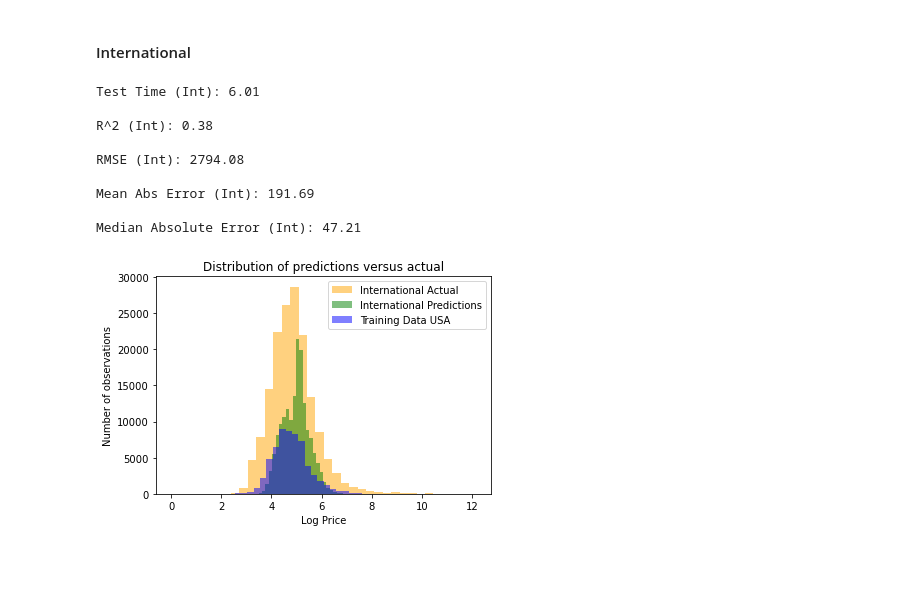
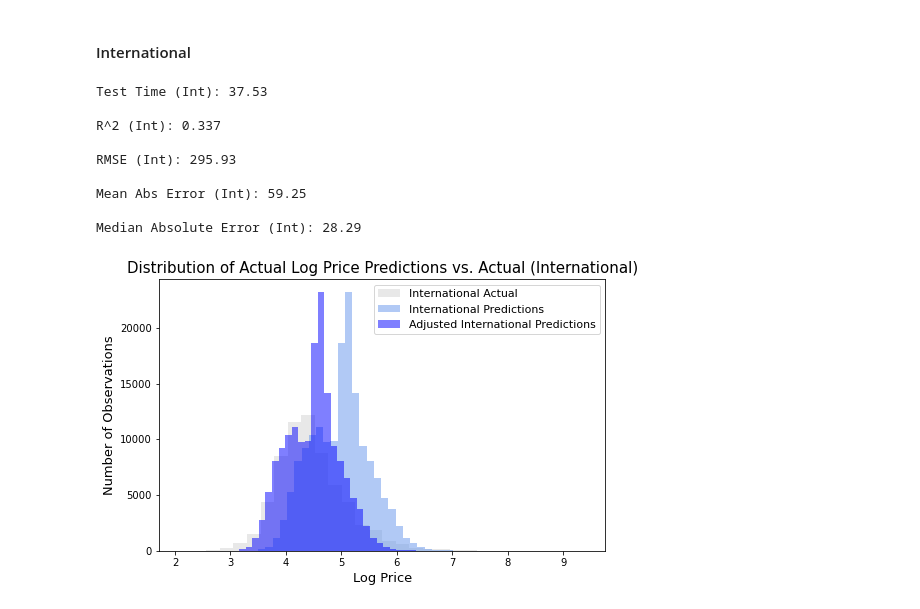
Before and after one commit to nikhil-bhargava/ids-705-final-project, a Jupyter notebook: notebooks/nb-random-forest-modeling.ipynb, the cells around one changed output. Cells and saved outputs as stored; diff of their text form; code cells hidden in the pictures; blank space fills up the shorter version.

```diff
--- a/notebooks/nb-random-forest-modeling.ipynb
+++ b/notebooks/nb-random-forest-modeling.ipynb
@@ -214,6 +171,6 @@ X_test.replace([np.inf, -np.inf], 0, inplace=True)
 # %%
 start = time.time()
-rf_final = RandomForestRegressor(n_estimators=100, min_samples_split=2,
+rf_final = RandomForestRegressor(n_estimators=800, min_samples_split=2,
                                 min_samples_leaf=2, max_features='auto',
                                max_depth=100, bootstrap=True).fit(X, y)
 end = time.time()
@@ -302,20 +238,5 @@ london_X = london.drop(columns=['log_price'])
 
 paris_y = paris.log_price
 paris_X = paris.drop(columns=['log_price'])
-# %%
-# standardize madrid data
-madrid_X = (madrid_X - X_train_mean)/X_train_stdev
-madrid_X.fillna(0, inplace=True)
-madrid_X.replace([np.inf, -np.inf], 0, inplace=True)
-
-# standardize london data
-london_X = (london_X - X_train_mean)/X_train_stdev
-london_X.fillna(0, inplace=True)
-london_X.replace([np.inf, -np.inf], 0, inplace=True)
-
-# standardize madrid data
-paris_X = (paris_X - X_train_mean)/X_train_stdev
-paris_X.fillna(0, inplace=True)
-paris_X.replace([np.inf, -np.inf], 0, inplace=True)
 # %% [markdown]
 #### Madrid
@@ -418,6 +346,3 @@ plt.show()
 # %% [markdown]
 #### Paris
-# %%
-france_col = 100/89.3
-paris_y = france_col*paris_y
 # %%
@@ -469,11 +401,17 @@ plt.show()
 international_X = pd.concat([madrid_X, london_X, paris_X])
 international_y = pd.concat([madrid_y, london_y, paris_y])
 # %%
+# make predictions & time
 int_start = time.time()
-y_pred = rf_final.predict(international_X)
+y_pred_o = rf_final.predict(international_X)
 int_end = time.time()
 
-acc = rf_final.score(international_X, international_y)
+# adjust predictions for cost of living
+int_col = 100/90.317413
+y_pred = np.log(np.exp(y_pred_o / int_col))
+
+# calculate metrics
+acc = r2_score(international_y, y_pred)
 
 rmse = mean_squared_error(np.exp(international_y), np.exp(y_pred), squared=False)
 
@@ -483,7 +421,7 @@ medae = median_absolute_error(np.exp(international_y), np.exp(y_pred))
 # %%
 print('Test Time (Int):', round(int_end-int_start,2))
 print('')
-print('R^2 (Int):', round(acc,2))
+print('R^2 (Int):', round(acc,3))
 print('')
 print('RMSE (Int):', round(rmse,2))
 print('')
@@ -491,23 +429,24 @@ print('Mean Abs Error (Int):', round(mae,2))
 print('')
 print('Median Absolute Error (Int):', round(medae,2))
 # %% [output]
-Test Time (Int): 6.01
+Test Time (Int): 37.53
 
-R^2 (Int): 0.38
+R^2 (Int): 0.337
 
-RMSE (Int): 2794.08
+RMSE (Int): 295.93
 
-Mean Abs Error (Int): 191.69
+Mean Abs Error (Int): 59.25
 
-Median Absolute Error (Int): 47.21
+Median Absolute Error (Int): 28.29
 # %%
-plt.hist(international_y, bins=30, label='International Actual', color='orange', alpha = 0.5)
-plt.hist(y_pred, bins=30, label='International Predictions', color='green',alpha = 0.5)
-plt.hist(y, bins=30, label='Training Data USA', color='blue', alpha = 0.5)
-plt.title('Distribution of predictions versus actual')
-plt.ylabel('Number of observations')
-plt.xlabel('Log Price')
-plt.legend()
+plt.figure(figsize=(8,5))
+plt.hist(paris_y, bins=30, label='International Actual', color='lightgrey', alpha = 0.5)
+plt.hist(y_pred_o, bins=30, label='International Predictions', color='cornflowerblue',alpha = 0.5)
+plt.hist(y_pred, bins=30, label='Adjusted International Predictions', color='blue',alpha = 0.5)
+plt.title('Distribution of Actual Log Price Predictions vs. Actual (International)', fontsize=15)
+plt.ylabel('Number of Observations', fontsize=13)
+plt.xlabel('Log Price', fontsize=13)
+plt.legend(fontsize=11)
 plt.show()
 # %% [output]
-[figure, old version]
+[figure, new version]
```
Also changed, not shown: parts of 34 cells of this notebook.
